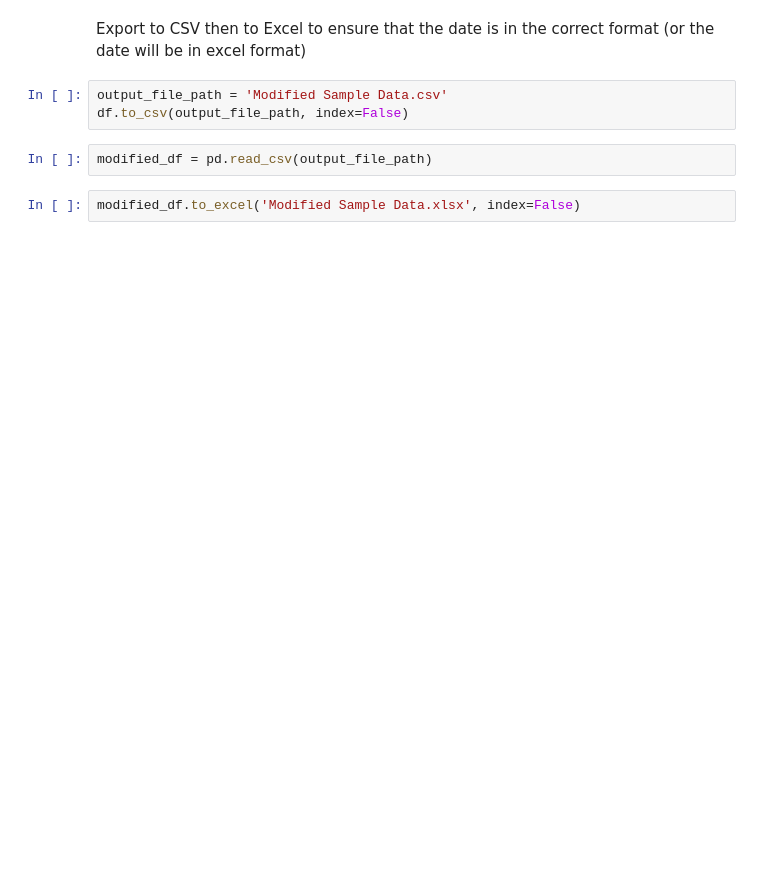
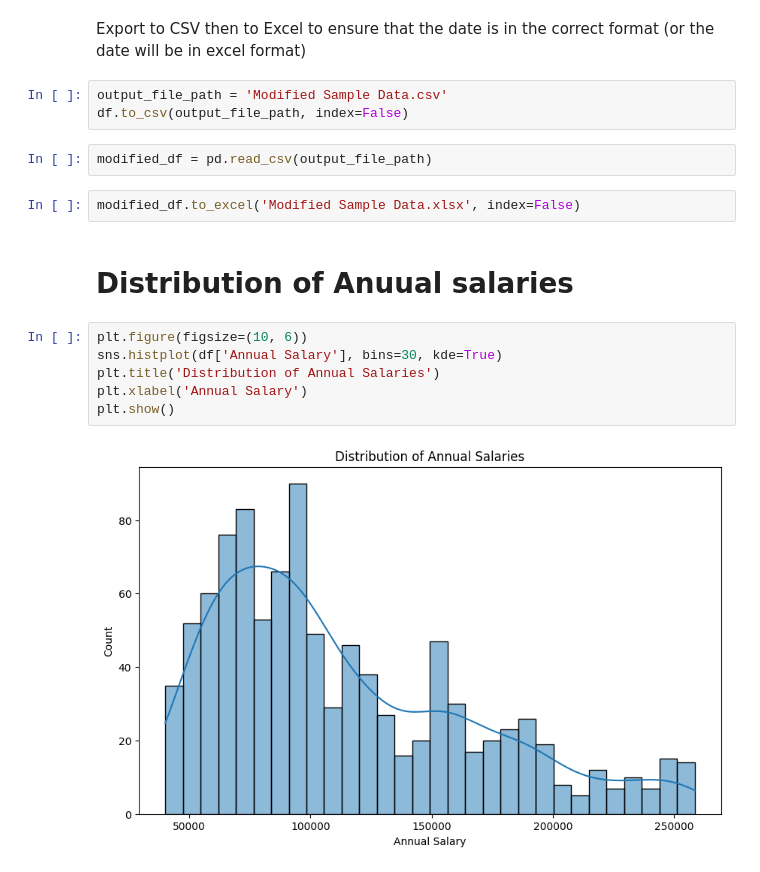
Before and after one commit to mahmoud661/AyhamTask, a Jupyter notebook: ES.ipynb, the cells around one changed output. Drawn from its saved outputs; the diff is of its cells as text; blank space fills up the shorter version.

Commit message:
add plots

```diff
--- a/ES.ipynb
+++ b/ES.ipynb
@@ -174,3 +172,13 @@ df.to_csv(output_file_path, index=False)
 modified_df = pd.read_csv(output_file_path)
 # %%
 modified_df.to_excel('Modified Sample Data.xlsx', index=False)
+# %% [markdown]
+# Distribution of Anuual salaries
+# %%
+plt.figure(figsize=(10, 6))
+sns.histplot(df['Annual Salary'], bins=30, kde=True)
+plt.title('Distribution of Annual Salaries')
+plt.xlabel('Annual Salary')
+plt.show()
+# %% [output]
+[figure, added]
```
Also changed, not shown: parts of 10 cells of this notebook, 2 other files.
